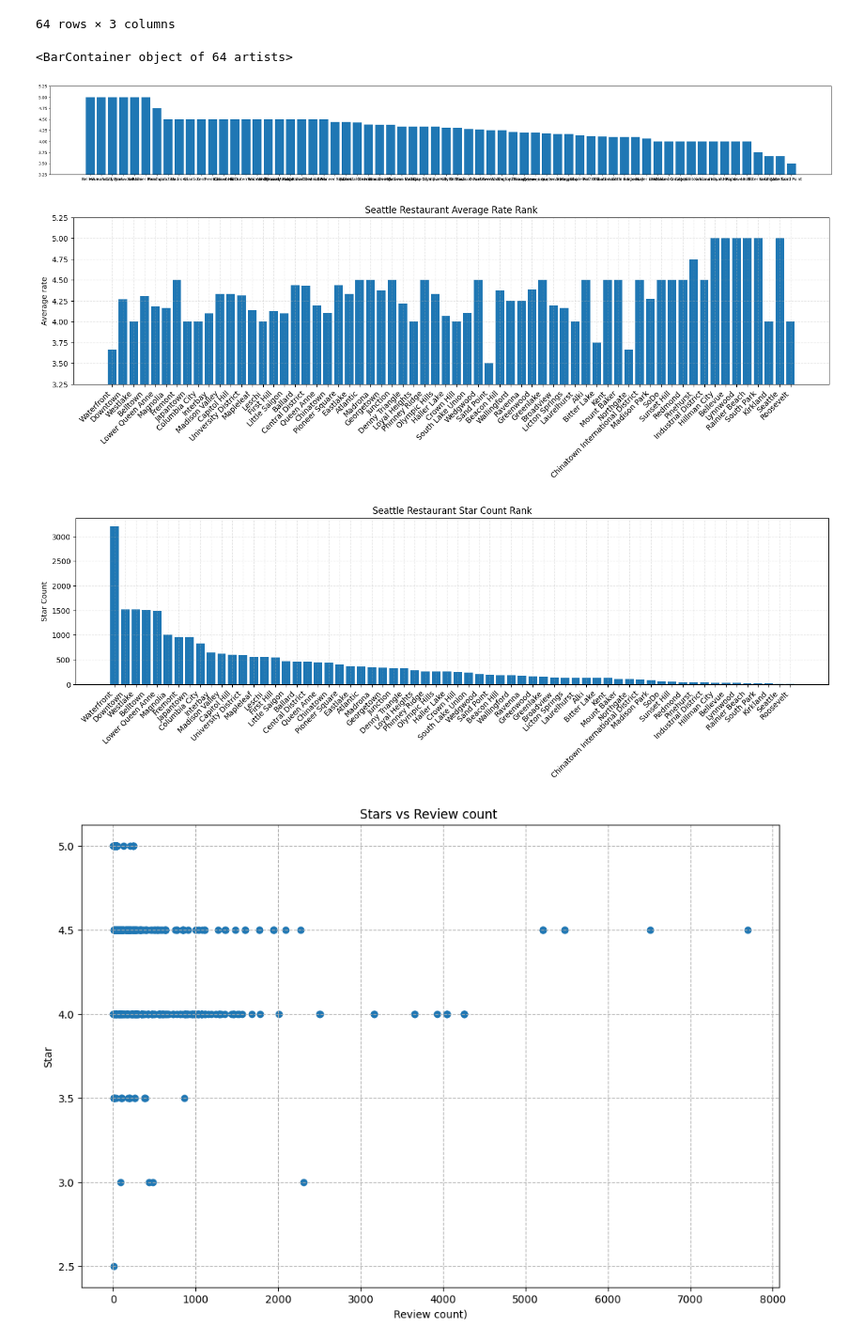
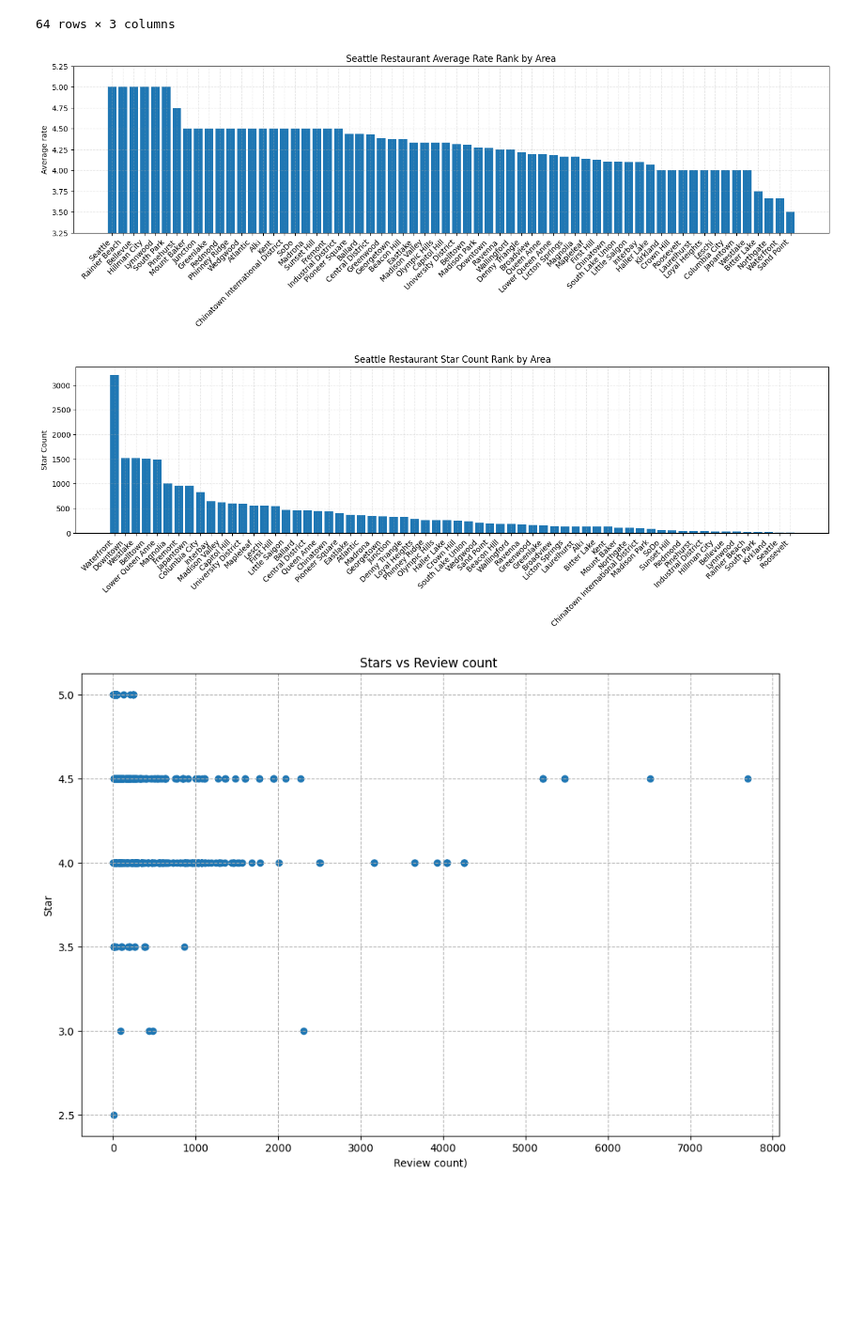
Before and after one commit to yyang35/datascience-capstone-project, a Jupyter notebook: seattle_dataset_distance.ipynb, the cells around one changed output. Shown at 94% size. Saved outputs shown, nothing was run; the diff lists cells and outputs as text; code cells hidden in the pictures; blank space fills up the shorter version.

```diff
--- a/seattle_dataset_distance.ipynb
+++ b/seattle_dataset_distance.ipynb
@@ -46,45 +44,36 @@ result = result.sort_values(by='Star', ascending=False)
 # %%
 import numpy as np
 import matplotlib.pyplot as plt
 from scipy.optimize import curve_fit
 
-plt.figure(figsize=(35, 4))
+result = result.sort_values(by='Star', ascending=False)
+
+plt.figure(figsize=(18, 4))
 plt.ylim(3.25,5.25)
-plt.bar(result['Area'], result['Star'], label='Average Star')
+plt.ylabel('Average rate')
+plt.bar(result['Area'], result['Star'], label='Average rate (Star)')
+plt.grid(True, linestyle='--', alpha=0.3)
+plt.title('Seattle Restaurant Average Rate Rank by Area')
+plt.xticks(rotation=45, ha="right")
+plt.show()
 # %% [output]
-<BarContainer object of 64 artists>
-[figure, old version]
+[figure, new version]
 # %%
 import numpy as np
 import matplotlib.pyplot as plt
 from scipy.optimize import curve_fit
 
+result = result.sort_values(by='Stars_count', ascending=False)
+
 plt.figure(figsize=(18, 4))
-plt.ylim(3.25,5.25)
-plt.ylabel('Average rate')
-plt.bar(result['Area'], result['Star'], label='Average Star')
+plt.ylabel('Star Count')
+plt.title('Seattle Restaurant Star Count Rank by Area')
+plt.bar(result['Area'], result['Stars_count'], label='Average Star')
 plt.grid(True, linestyle='--', alpha=0.3)
-plt.title('Seattle Restaurant Average Rate Rank')
 plt.xticks(rotation=45, ha="right")
 plt.show()
 # %% [output]
-[figure, old version]
+[figure, new version]
-# %%
-import numpy as np
-import matplotlib.pyplot as plt
-from scipy.optimize import curve_fit
-
-result = result.sort_values(by='Stars_count', ascending=False)
-
-plt.figure(figsize=(18, 4))
-plt.ylabel('Star Count')
-plt.title('Seattle Restaurant Star Count Rank')
-plt.bar(result['Area'], result['Stars_count'], label='Average Star')
-plt.grid(True, linestyle='--', alpha=0.3)
-plt.xticks(rotation=45, ha="right")
-plt.show()
-# %% [output]
-[figure, removed]
 # %%
 import matplotlib.pyplot as plt
 
```
Also changed, not shown: parts of 1 cell of this notebook.
